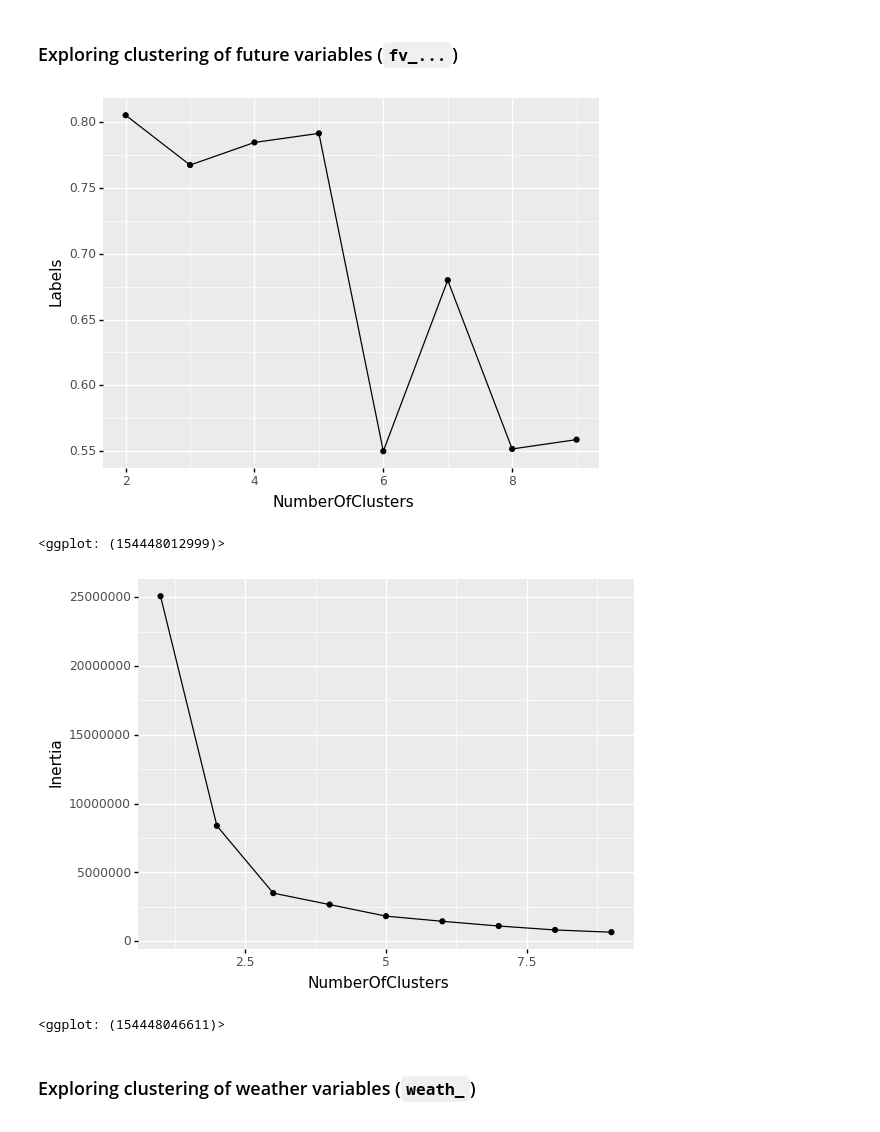
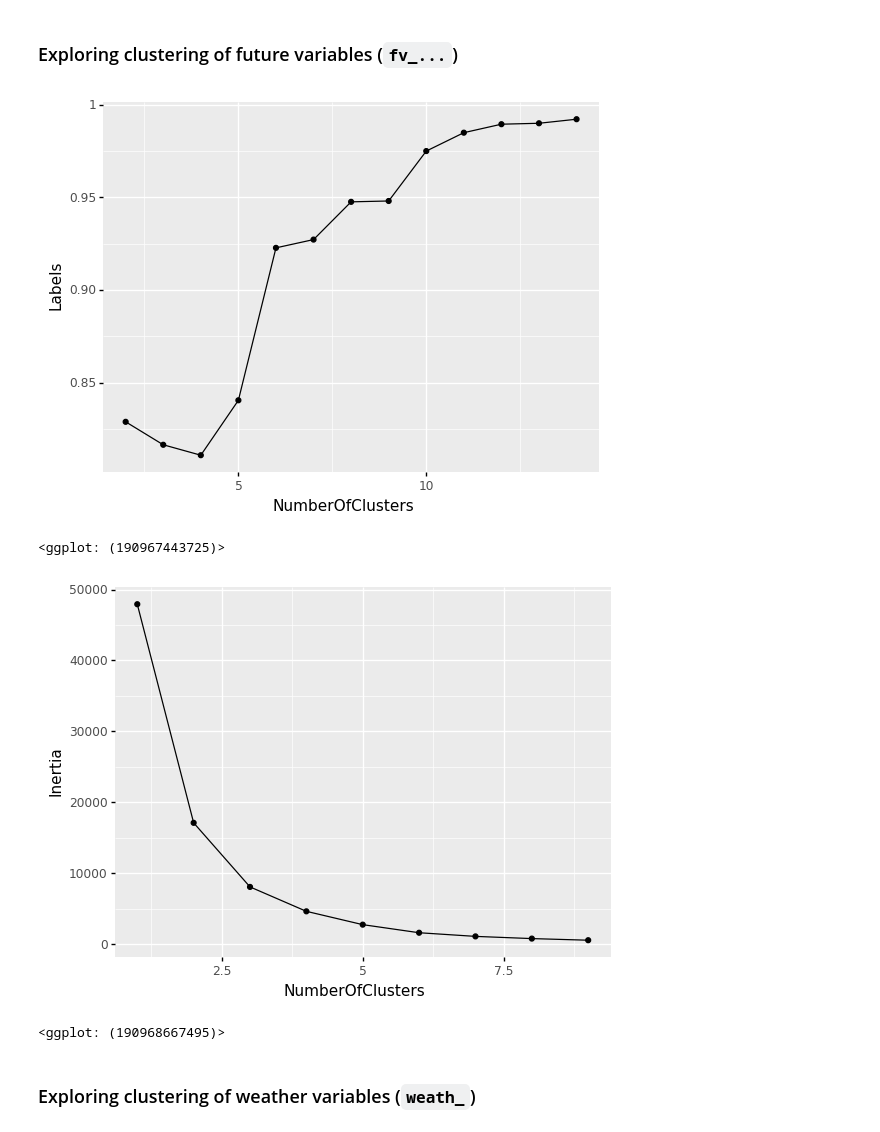
Before and after one commit to IEwaspbusters/KopuruVespaCompetitionIE, a Jupyter notebook: Competition_subs/2021-05-26_submit/Feeder_months/workerbee03_NESTS.ipynb, the cells around one changed output. Saved outputs shown, nothing was run; the diff lists cells and outputs as text; code cells hidden in the pictures.

Commit message:
Adjunting typos on the NESTS clusters

```diff
--- a/Competition_subs/2021-05-26_submit/Feeder_months/workerbee03_NESTS.ipynb
+++ b/Competition_subs/2021-05-26_submit/Feeder_months/workerbee03_NESTS.ipynb
@@ -508,9 +508,9 @@ True
 # %%
 silhouettes = []
 
-for i in range(2,10,1):
+for i in range(2,15,1):
   model = KMeans(n_clusters=i)
-  aux = all_the_queens_wasps_TRAIN.loc[all_the_queens_wasps_TRAIN.year_offset == 2018, ['colonies_amount', 'food_fruit', 'food_apple', 'food_txakoli', 'food_kiwi', 'food_pear', 'food_blueberry', 'food_raspberry']]
+  aux = all_the_queens_wasps_TRAIN.loc[all_the_queens_wasps_TRAIN.year_offset == 2018, ['fv_size_small', 'fv_size_mid', 'fv_size_large', 'fv_type_natural', 'fv_type_urban', 'fv_status_cantkill', 'fv_status_dead', 'fv_status_pending']]
   model.fit(aux)
   labels = model.labels_
   sol = silhouette_score(aux, labels)
@@ -518,28 +518,28 @@ for i in range(2,10,1):
 
 silhouette = pd.DataFrame()
 silhouette['Labels'] = silhouettes
-silhouette['NumberOfClusters'] = range(2,10,1)
+silhouette['NumberOfClusters'] = range(2,15,1)
 
 ggplot(aes(x='NumberOfClusters', y='Labels'), silhouette) + geom_line() + geom_point()
 # %% [output]
-[figure, old version]
+[figure, new version]
-<ggplot: (154448012999)>
+<ggplot: (190967443725)>
 # %%
 inertias = []
 for i in range(1,10,1):
   model = KMeans(n_clusters=i)
-  aux = all_the_queens_wasps_TRAIN.loc[all_the_queens_wasps_TRAIN.year_offset == 2018, ['colonies_amount', 'food_fruit', 'food_apple', 'food_txakoli', 'food_kiwi', 'food_pear', 'food_blueberry', 'food_raspberry']]
+  aux = all_the_queens_wasps_TRAIN.loc[all_the_queens_wasps_TRAIN.year_offset == 2018, ['fv_size_small', 'fv_size_mid', 'fv_size_large', 'fv_type_natural', 'fv_type_urban', 'fv_status_cantkill', 'fv_status_dead', 'fv_status_pending']]
   model.fit(aux)
   inertias.append(model.inertia_)
 
 elbow = pd.DataFrame()
 elbow['Inertia'] = inertias
 elbow['NumberOfClusters'] = range(1,10,1)
 
 ggplot(aes(x='NumberOfClusters', y='Inertia'), elbow) + geom_line() + geom_point()
 # %% [output]
-[figure, old version]
+[figure, new version]
-<ggplot: (154448046611)>
+<ggplot: (190968667495)>
 # %% [markdown]
 ### Exploring clustering of weather variables (`weath_`)
 # %%
```
Also changed, not shown: parts of 15 cells of this notebook.
